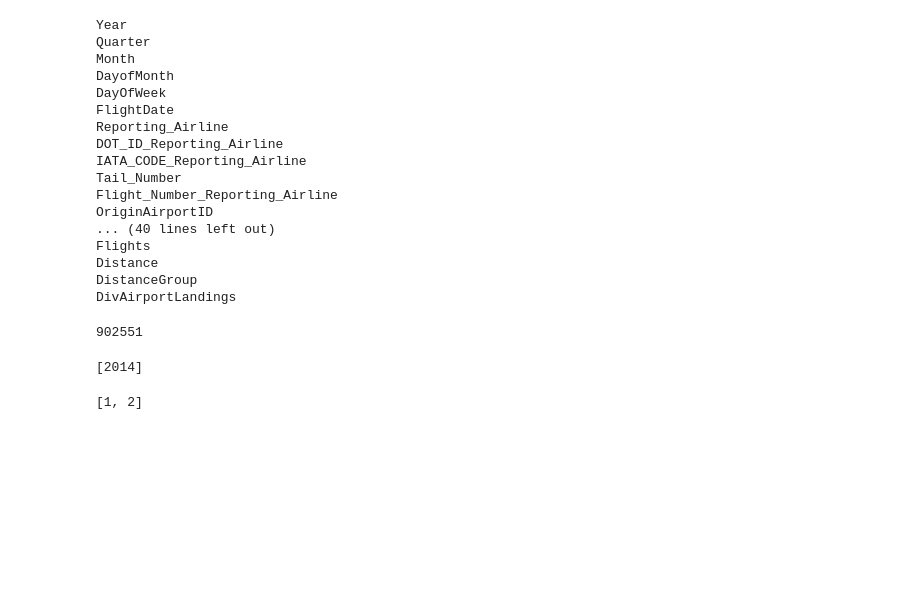
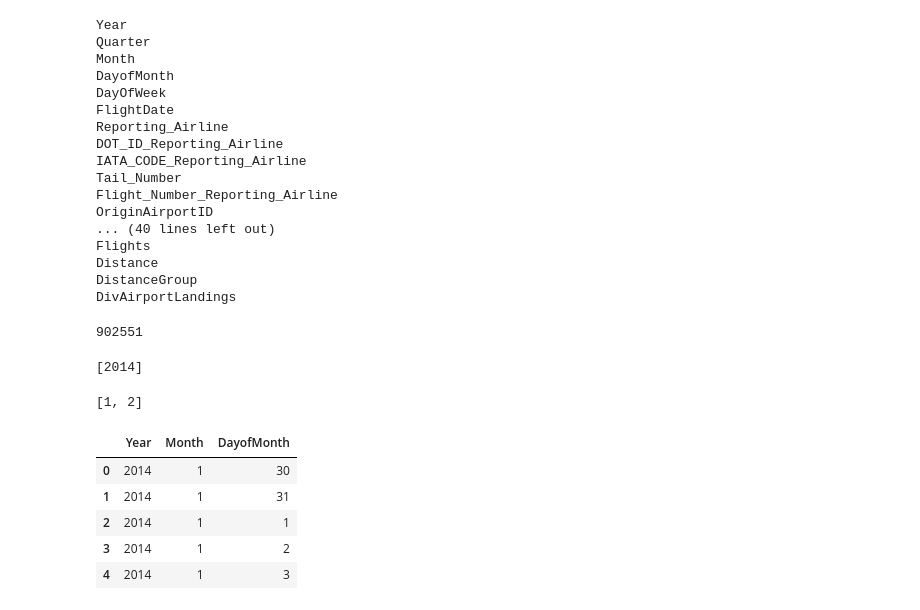
Before and after one commit to nilooy5/Flight-Delay-Prediction, a Jupyter notebook: flight_delay_prediction.ipynb, the cells around one changed output. Drawn from its saved outputs; the diff is of its cells as text; code cells hidden in the pictures; blank space fills up the shorter version.

Commit message:
new codes added to both test and main solution file

```diff
--- a/flight_delay_prediction.ipynb
+++ b/flight_delay_prediction.ipynb
@@ -125,3 +125,12 @@ list(set(df_main.Year))
 list(set(df_main.Month))
 # %% [output]
 [1, 2]
+# %%
+df_main[['Year', 'Month', 'DayofMonth']].head()
+# %% [output]
+|  | Year | Month | DayofMonth |
+| 0 | 2014 | 1 | 30 |
+| 1 | 2014 | 1 | 31 |
+| 2 | 2014 | 1 | 1 |
+| 3 | 2014 | 1 | 2 |
+| 4 | 2014 | 1 | 3 |
```
Also changed, not shown: parts of 9 cells of this notebook, 1 other file.
